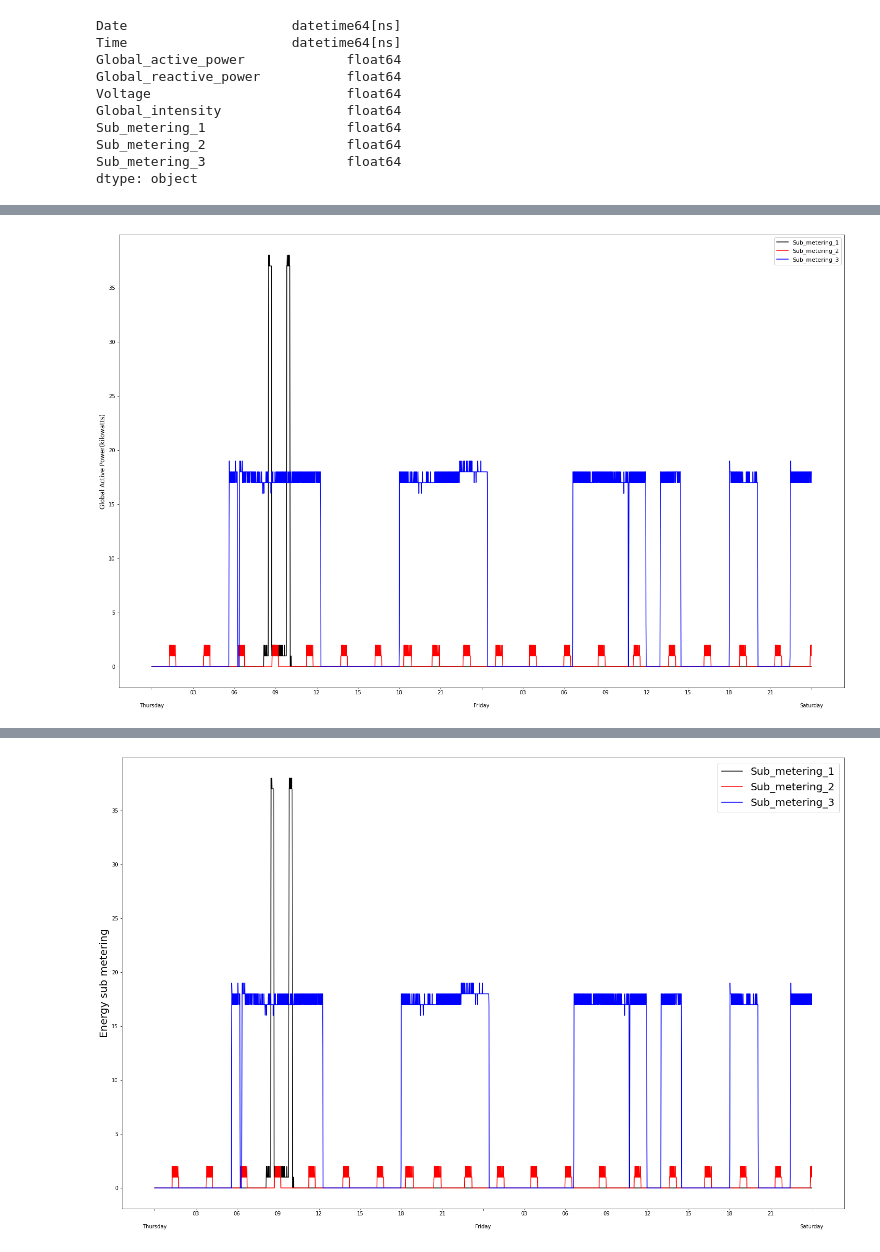
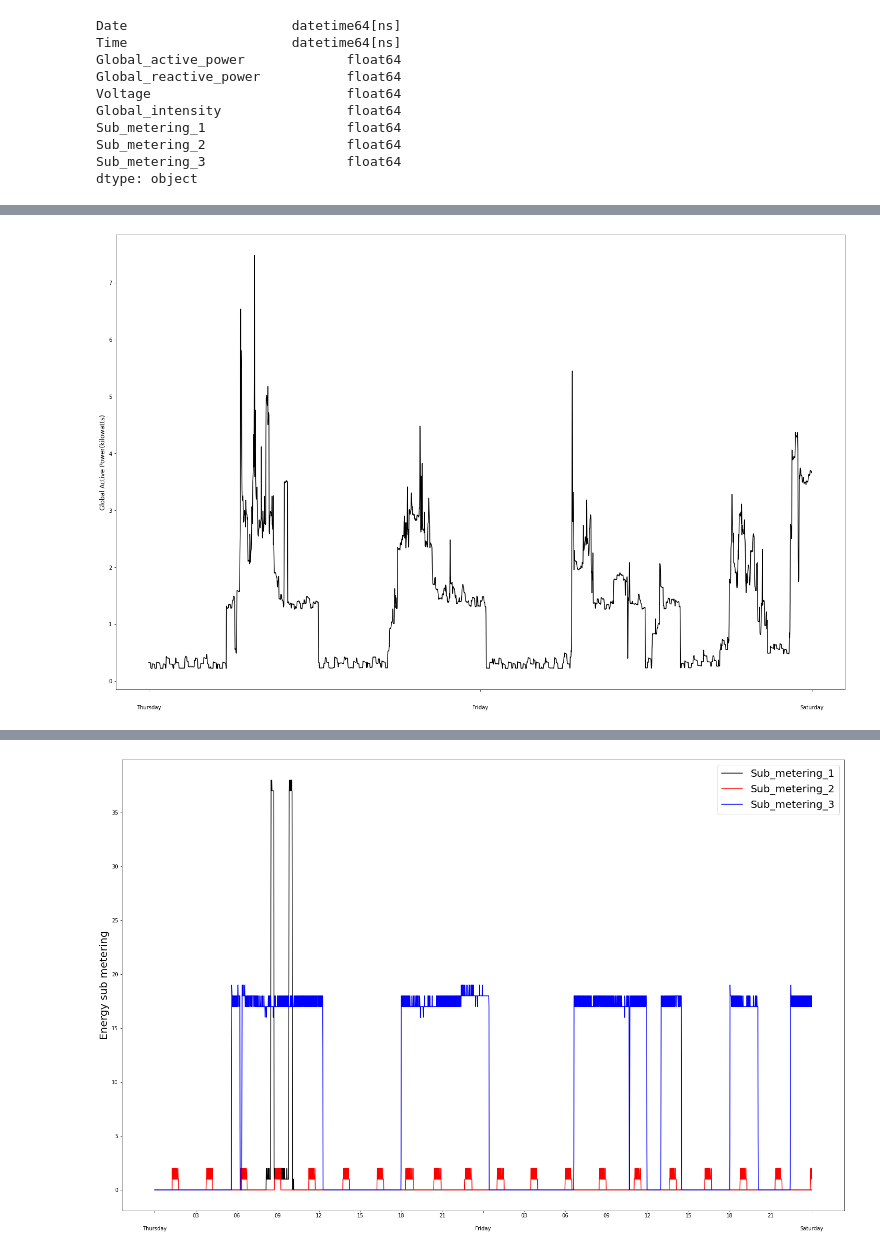
Before and after one commit to templarassVN/Data-Story, a Jupyter notebook: Electricity (1).ipynb, the cells around one changed output, grey strips where cells are left out. Drawn from its saved outputs; the diff is of its cells as text; code cells hidden in the pictures.

```diff
--- a/Electricity (1).ipynb
+++ b/Electricity (1).ipynb
@@ -121,5 +126,10 @@ plt.show()
 # %%
 def custom_plot(kind = None ,x = None, y = None, label = None, ax=None, **plt_kwargs):
+    '''
+    do plot giống nhau nên viết hàm
+    kind = None: vẽ các plot đường
+    kind != none: vẽ plot 3
+    '''
     if ax is None:
         ax = plt.gca()
     if kind == None:
@@ -149,7 +159,9 @@ def custom_plot(kind = None ,x = None, y = None, label = None, ax=None, **plt_kw
 # %%
 fig, ax2 = plt.subplots(figsize = (25,16))
 def plot2(ax):
-    custom_plot(1,electric_df['Time'], electric_df['Global_active_power'],'Global Active Power(kilowatts)',ax)
+    custom_plot(x = electric_df['Time'], y = electric_df['Global_active_power'],label = 'Global Active Power(kilowatts)',ax = ax)
+
 plot2(ax2)
+plt.savefig('plot2.png')
 # %% [output]
-[figure, old version]
+[figure, new version]
```
Also changed, not shown: parts of 8 cells of this notebook, 4 other files.
